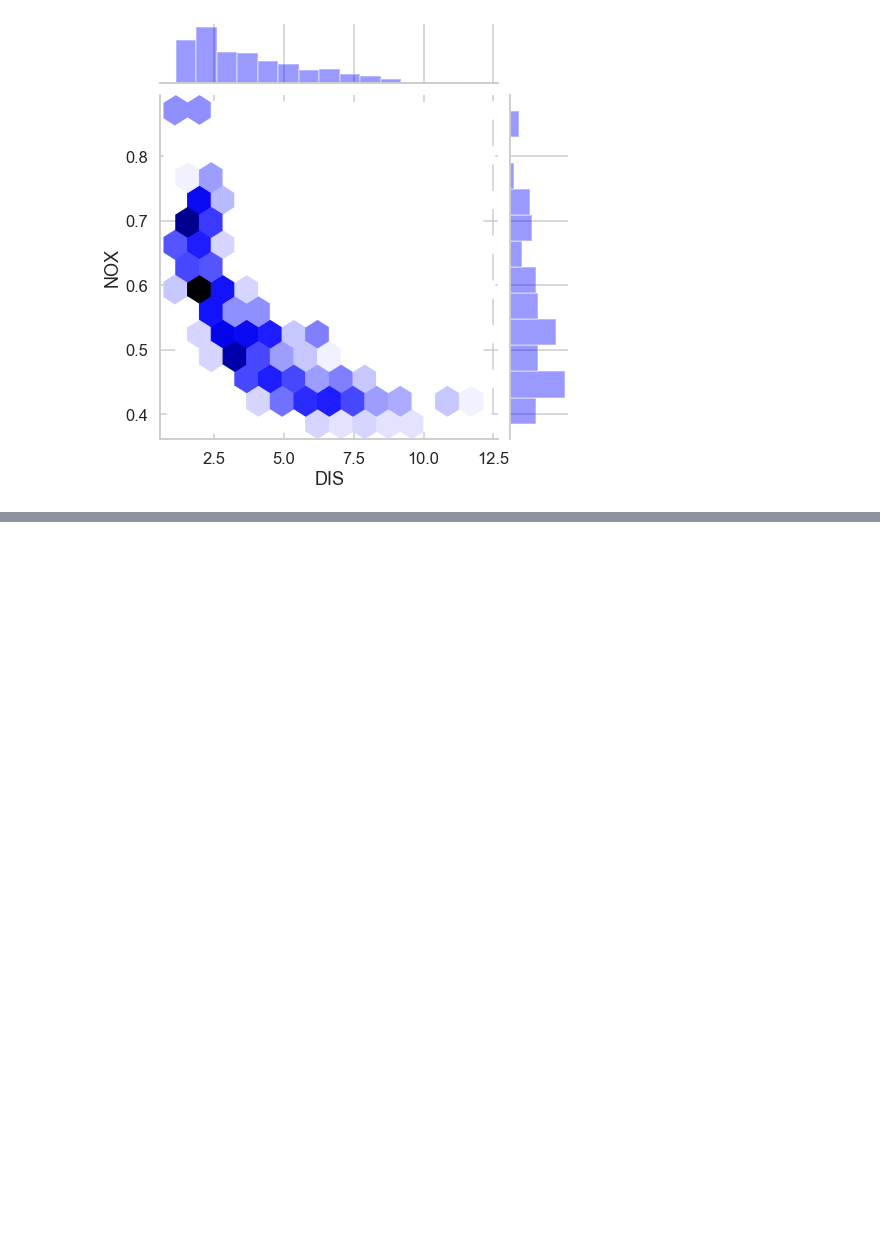
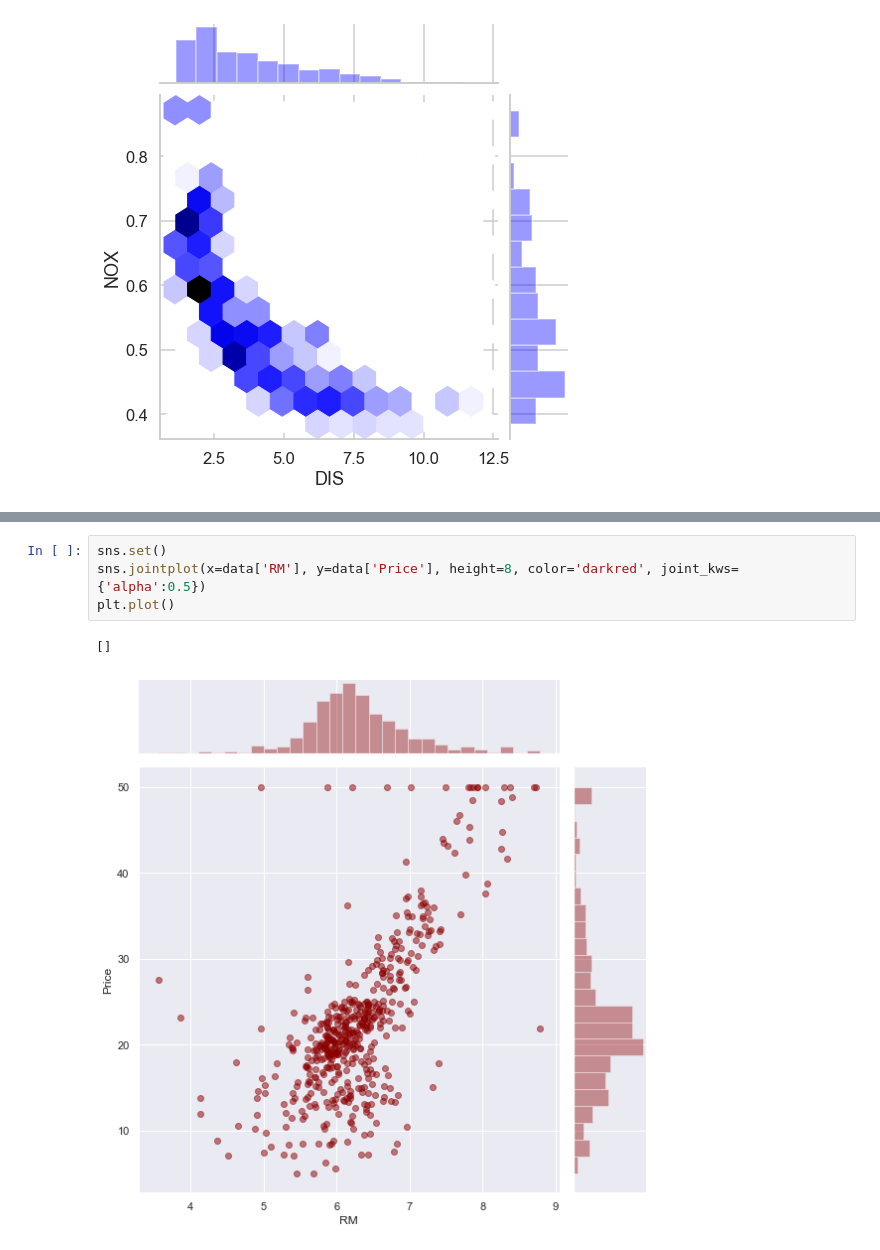
Before and after one commit to abhaypatro/House_price_predictor, a Jupyter notebook: House_price_predictor.ipynb, the cells around one changed output, grey strips where cells are left out. Cells and saved outputs as stored; diff of their text form; blank space fills up the shorter version.

```diff
--- a/House_price_predictor.ipynb
+++ b/House_price_predictor.ipynb
@@ -365,0 +380,7 @@ plt.show()
+# %%
+sns.set()
+sns.jointplot(x=data['RM'], y=data['Price'], height=8, color='darkred', joint_kws={'alpha':0.5})
+plt.plot()
+# %% [output]
+[]
+[figure, added]
```
Also changed, not shown: parts of 11 cells of this notebook.
